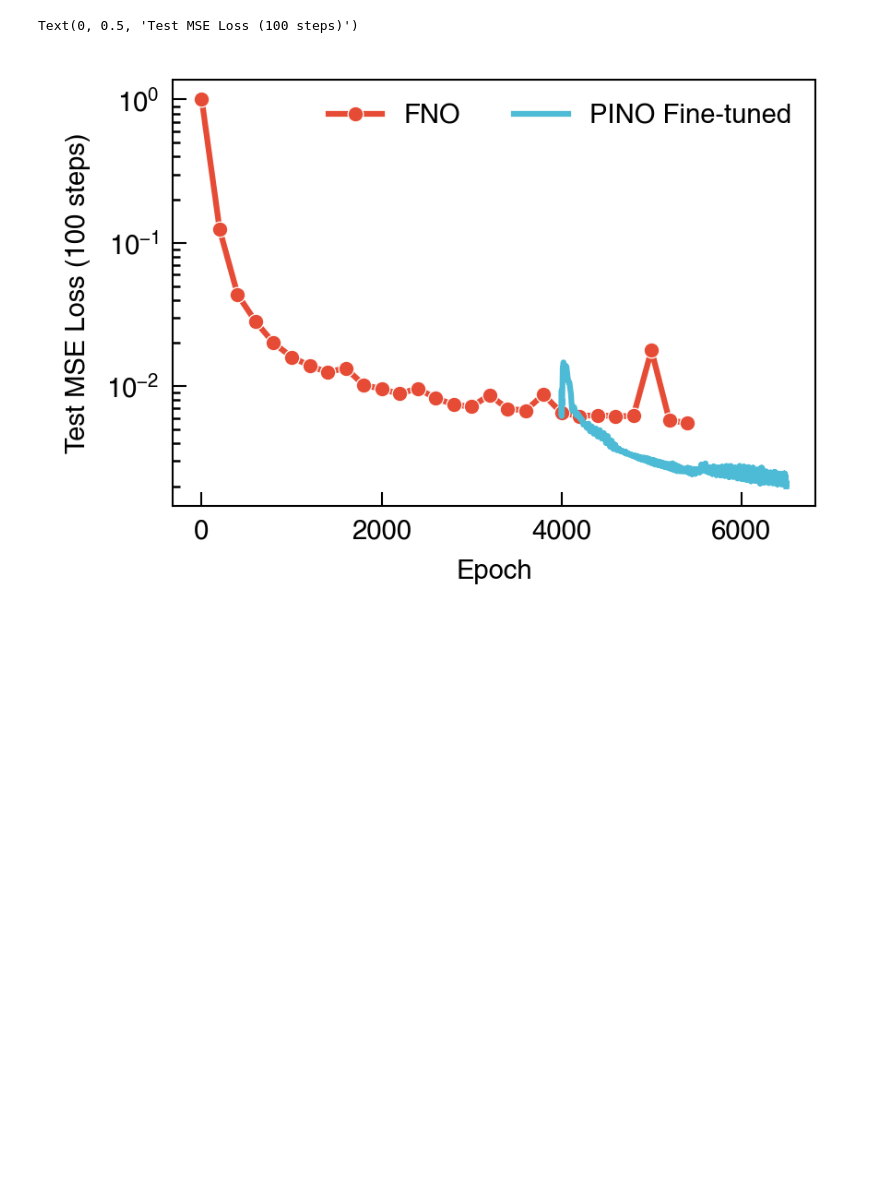
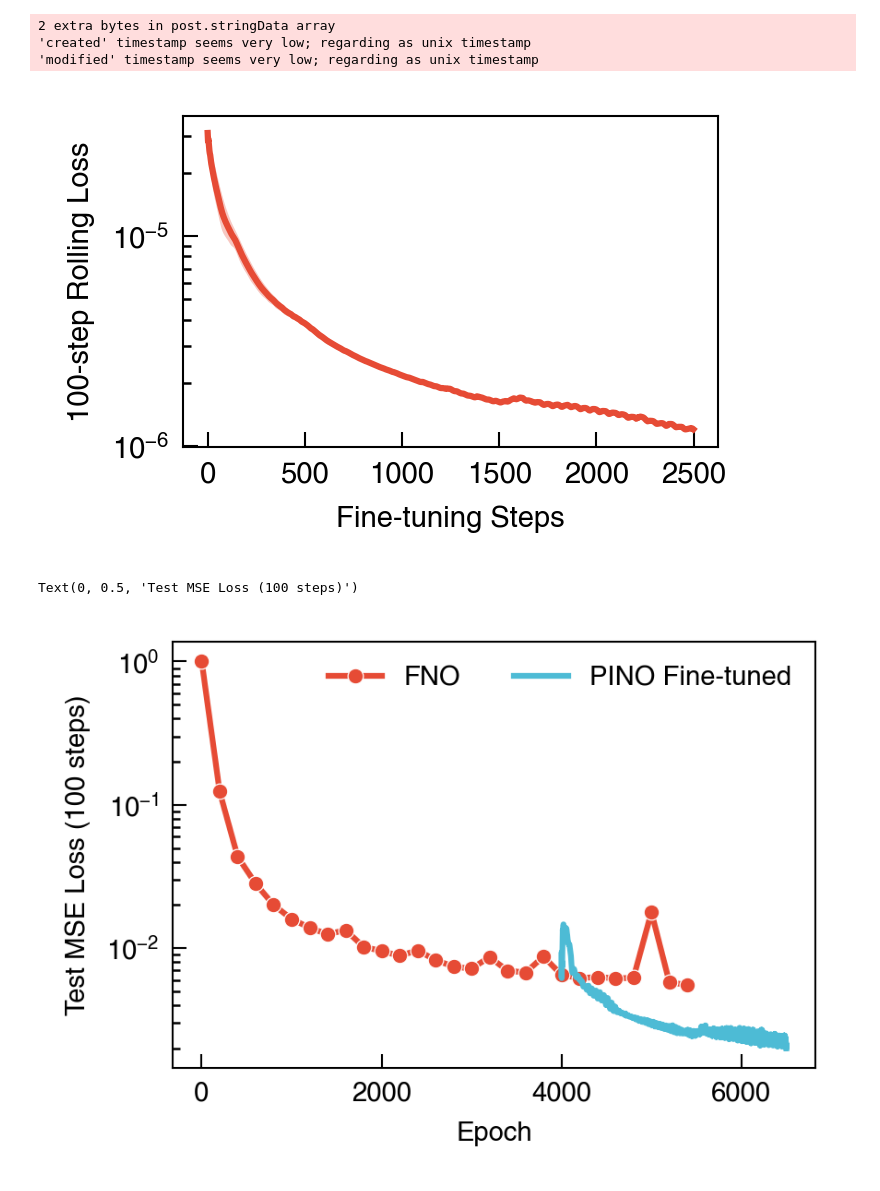
Before and after one commit to NanxiiChen/PF-PINO, a Jupyter notebook: spinodal_decomp/compare.ipynb, the cells around one changed output. Saved outputs shown, nothing was run; the diff lists cells and outputs as text; code cells hidden in the pictures; blank space fills up the shorter version.

```diff
--- a/spinodal_decomp/compare.ipynb
+++ b/spinodal_decomp/compare.ipynb
@@ -113,3 +119,19 @@ fig.tight_layout()
+# %%
+loss = jnp.load("/root/autodl-tmp/runs/spinodal_decomp/FNO/fine_tune_losses.npy")
+fig, ax = plt.subplots(1, 1, figsize=(2.4, 1.6),)
+avg, lower, upper = moving_average(loss, log_scale=True)
+ax.plot(np.arange(len(loss)), avg, label="FNO Fine-tune")
+ax.fill_between(np.arange(len(loss)), lower, upper, alpha=0.3)
+ax.set_yscale("log")
+ax.set_ylabel("100-step Rolling Loss")
+ax.set_xlabel("Fine-tuning Steps")
+fig.tight_layout()
+fig.savefig(os.path.join(save_fig_dir, "spinodal_decomp_fine_tune_loss.pdf"), dpi=300, bbox_inches='tight', pad_inches=0.0)
+# %% [output]
+2 extra bytes in post.stringData array
+'created' timestamp seems very low; regarding as unix timestamp
+'modified' timestamp seems very low; regarding as unix timestamp
+[figure, added]
 # %%
 
 fig, ax = plt.subplots(1, 1, figsize=(3.0, 2.0))
```
Also changed, not shown: parts of 2 cells of this notebook, 14 other files.
